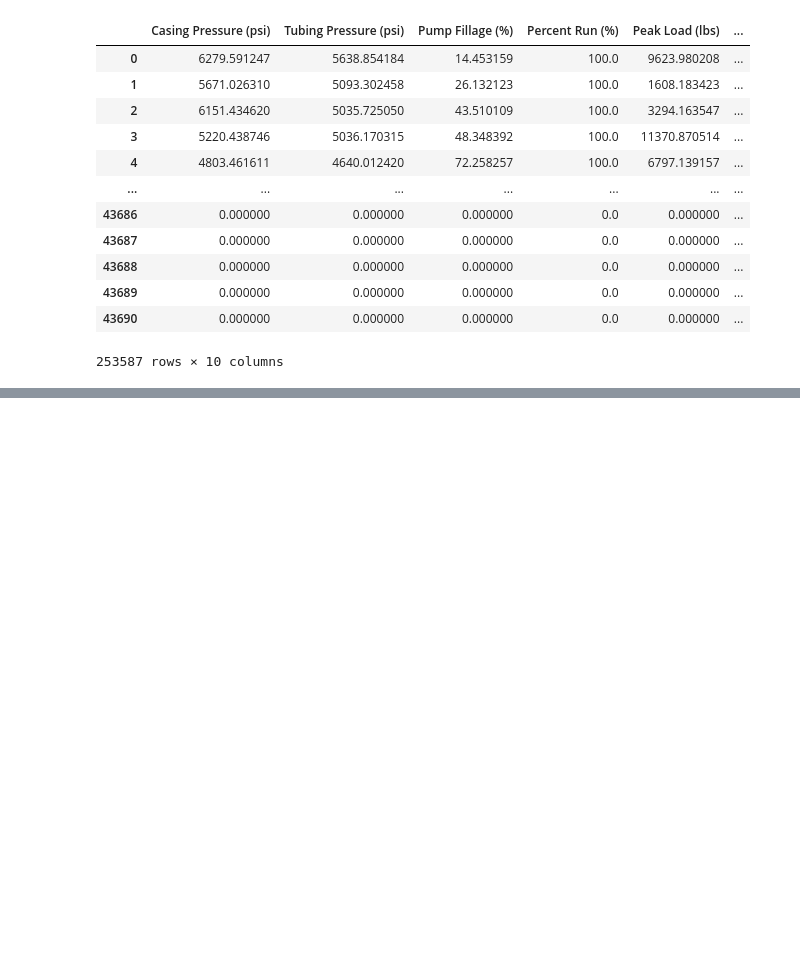
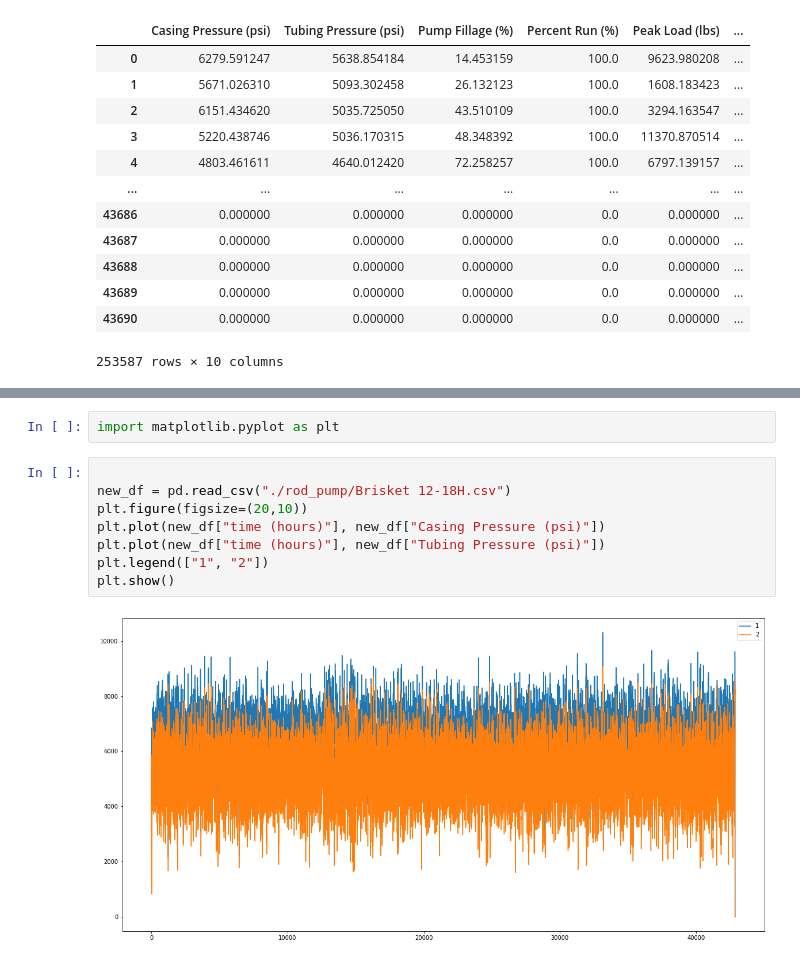
Before and after one commit to ethanzh/rod-pump-analysis, a Jupyter notebook: data_info.ipynb, the cells around one changed output, grey strips where cells are left out. Cells and saved outputs as stored; diff of their text form; blank space fills up the shorter version.

```diff
--- a/data_info.ipynb
+++ b/data_info.ipynb
@@ -20,0 +114,12 @@ df
+# %%
+import matplotlib.pyplot as plt
+# %%
+
+new_df = pd.read_csv("./rod_pump/Brisket 12-18H.csv")
+plt.figure(figsize=(20,10))
+plt.plot(new_df["time (hours)"], new_df["Casing Pressure (psi)"])
+plt.plot(new_df["time (hours)"], new_df["Tubing Pressure (psi)"])
+plt.legend(["1", "2"])
+plt.show()
+# %% [output]
+[figure, added]
```
Also changed, not shown: parts of 8 cells of this notebook, 4 other files.
